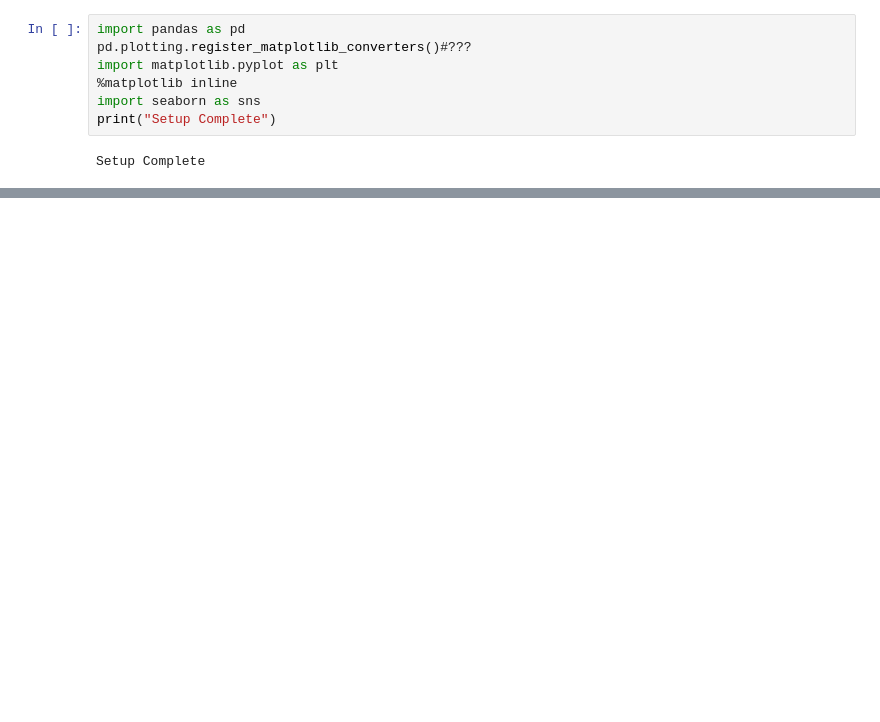
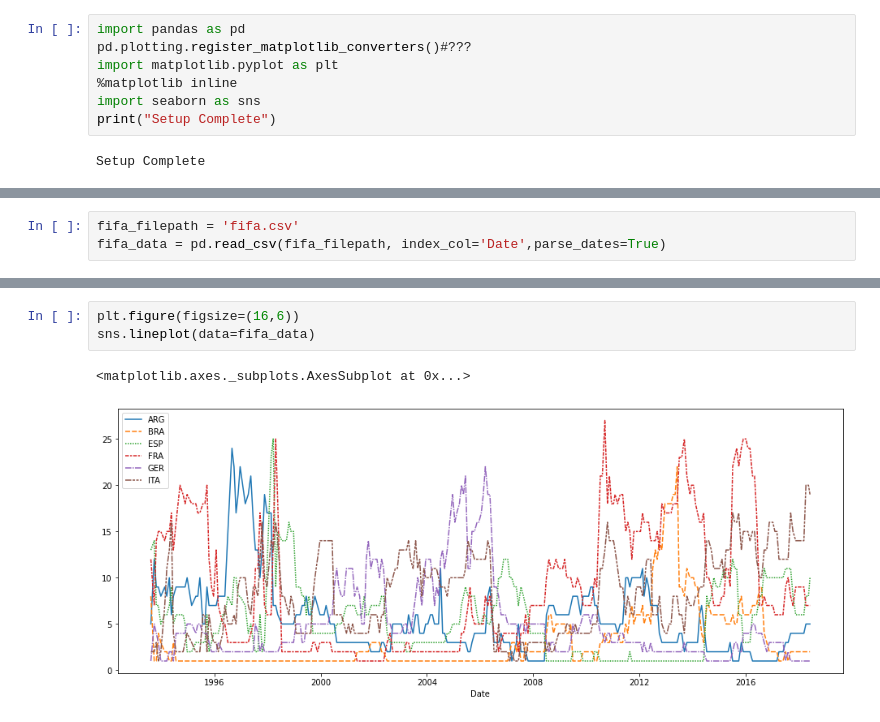
Before and after one commit to anubhavpatrick/data-visualization, a Jupyter notebook: Seaborn_Introduction.ipynb, the cells around one changed output, grey strips where cells are left out. Drawn from its saved outputs; the diff is of its cells as text; blank space fills up the shorter version.

```diff
--- a/Seaborn_Introduction.ipynb
+++ b/Seaborn_Introduction.ipynb
@@ -13,0 +12,3 @@ cmcmc
+# %%
+fifa_filepath = 'fifa.csv'
+fifa_data = pd.read_csv(fifa_filepath, index_col='Date',parse_dates=True)
@@ -13,0 +25,6 @@ cmcmc
+# %%
+plt.figure(figsize=(16,6))
+sns.lineplot(data=fifa_data)
+# %% [output]
+<matplotlib.axes._subplots.AxesSubplot at 0x...>
+[figure, added]
```
Also changed, not shown: parts of 2 cells of this notebook.
